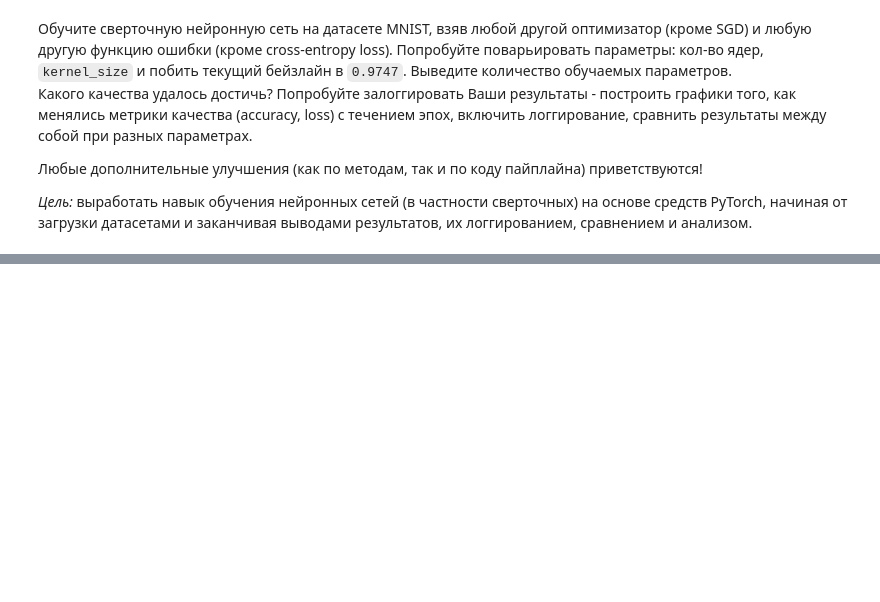
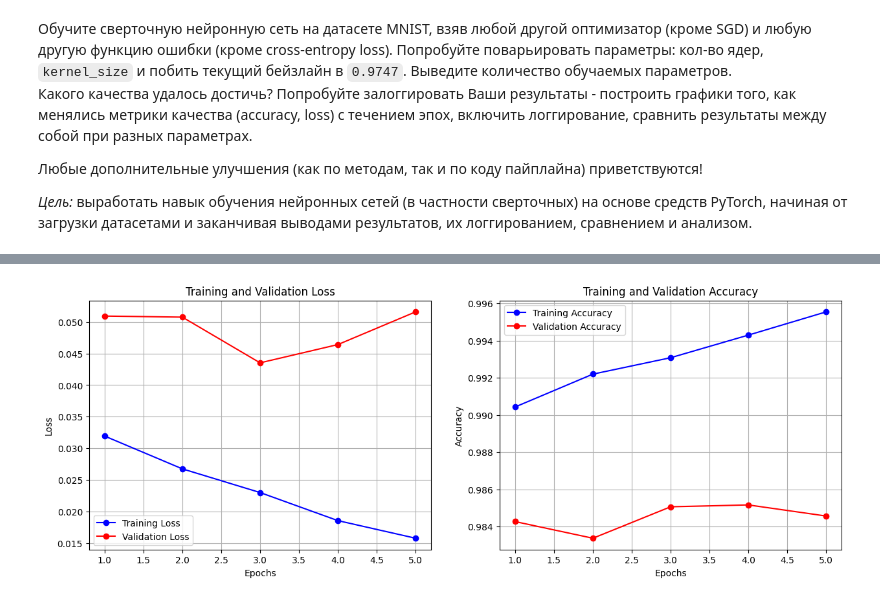
Before and after one commit to hixday28/hw_ml_2_vk, a Jupyter notebook: NN_seminar_HW3_2025.ipynb, the cells around one changed output, grey strips where cells are left out. Saved outputs shown, nothing was run; the diff lists cells and outputs as text; code cells hidden in the pictures; blank space fills up the shorter version.

```diff
--- a/NN_seminar_HW3_2025.ipynb
+++ b/NN_seminar_HW3_2025.ipynb
@@ -288,0 +303,15 @@ Epoch: 4, loss: 0.08593292534351349, accuracy: 0.9747
+# %%
+num_kernels = 128
+kernel_size = 3
+
+model = nn.Sequential(
+    nn.Conv2d(1, num_kernels, kernel_size=kernel_size),
+    nn.ReLU(),
+    nn.MaxPool2d(2),
+    nn.Flatten(),
+    nn.Linear(num_kernels * 13 * 13, 128),
+    nn.ReLU(),
+    nn.Linear(128, 10)
+)
+
+model = model.to(device)
@@ -288,0 +323,6 @@ Epoch: 4, loss: 0.08593292534351349, accuracy: 0.9747
+# %%
+optimizer = torch.optim.Adam(model.parameters(), lr=0.0001)
+criterion = nn.MSELoss()
+
+def one_hot(labels, num_classes=10):
+    return torch.eye(num_classes, device=device)[labels]
@@ -288,0 +381,24 @@ Epoch: 4, loss: 0.08593292534351349, accuracy: 0.9747
+# %%
+fig, (ax1, ax2) = plt.subplots(1, 2, figsize=(15, 5))
+
+epochs = range(1, len(history['train_loss']) + 1)
+
+ax1.plot(epochs, history['train_loss'], 'bo-', label='Training Loss')
+ax1.plot(epochs, history['val_loss'], 'ro-', label='Validation Loss')
+ax1.set_title('Training and Validation Loss')
+ax1.set_xlabel('Epochs')
+ax1.set_ylabel('Loss')
+ax1.legend()
+ax1.grid(True)
+
+ax2.plot(epochs, history['train_accuracy'], 'bo-', label='Training Accuracy')
+ax2.plot(epochs, history['val_accuracy'], 'ro-', label='Validation Accuracy')
+ax2.set_title('Training and Validation Accuracy')
+ax2.set_xlabel('Epochs')
+ax2.set_ylabel('Accuracy')
+ax2.legend()
+ax2.grid(True)
+
+plt.show()
+# %% [output]
+[figure, added]
```
Also changed, not shown: parts of 9 cells of this notebook.
